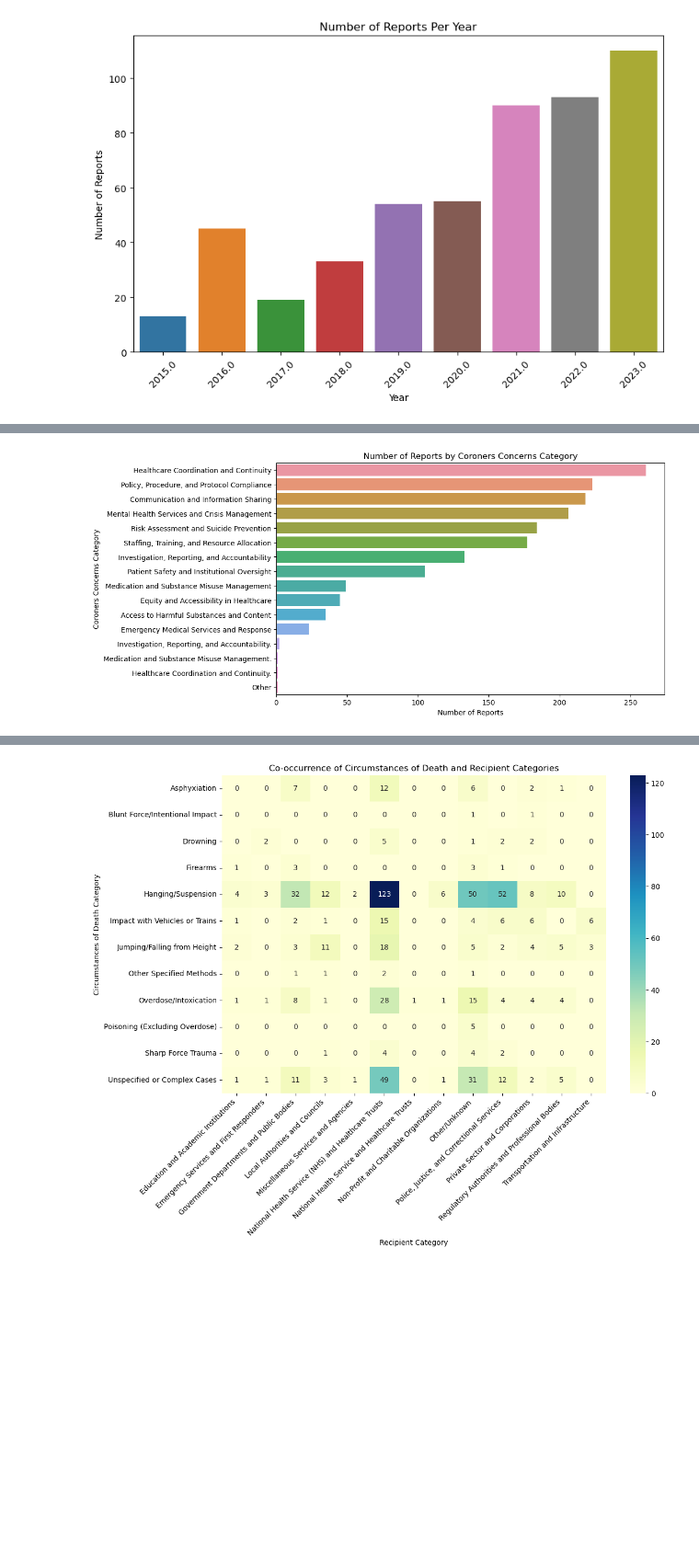
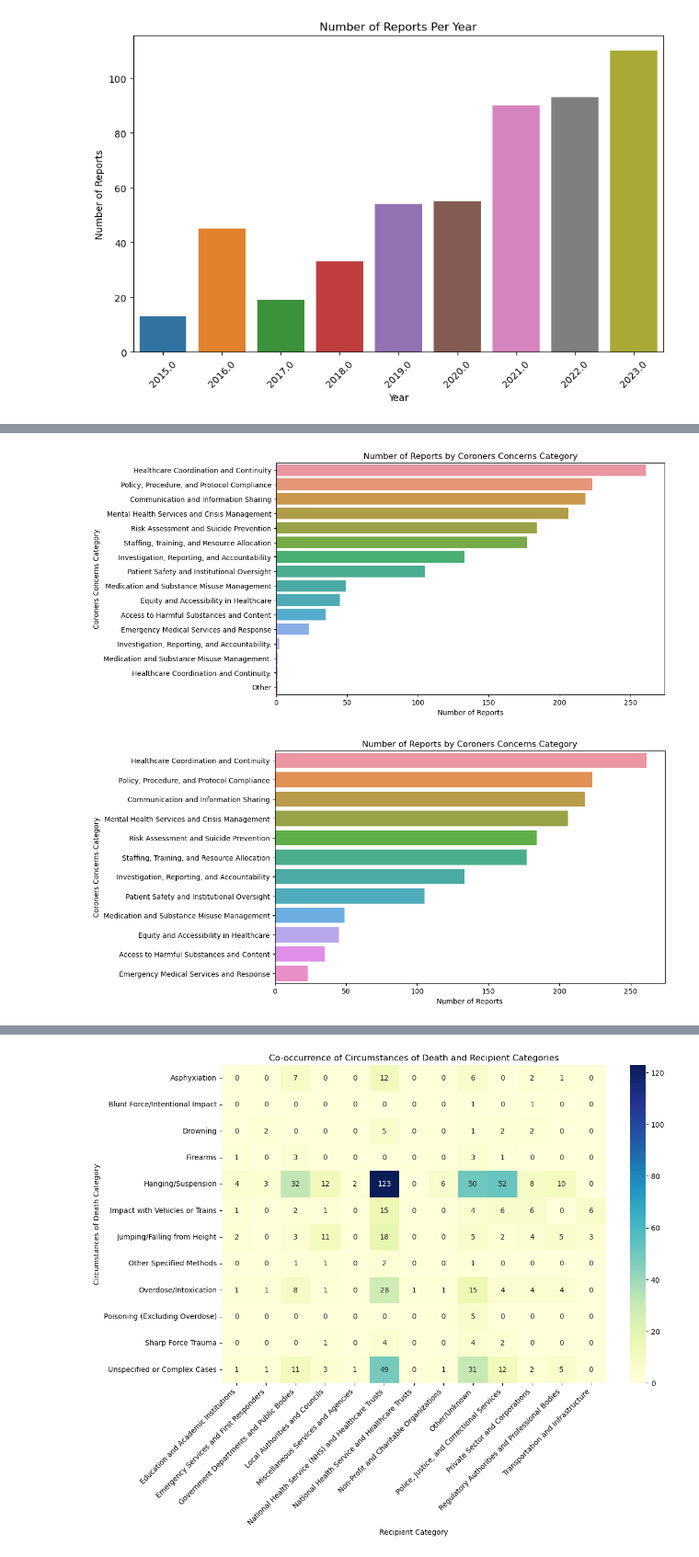
Before and after one commit to edflahavan/text-analysis, a Jupyter notebook: main-text-analysis.ipynb, the cells around one changed output, grey strips where cells are left out. Shown at 92% size. Drawn from its saved outputs; the diff is of its cells as text; code cells hidden in the pictures; blank space fills up the shorter version.

```diff
--- a/main-text-analysis.ipynb
+++ b/main-text-analysis.ipynb
@@ -610,24 +632,39 @@ plt.show()
 # %%
 # Coroners concerns - the number of reports split by the coroner's concerns category
 
 # Splitting the coroner concerns category where there are multiple concerns
 concerns_split = df['coroner_concerns_category'].str.split(';', expand=True)
 
 # Reshaping the data
 concerns_reshaped = concerns_split.stack().reset_index(level=1, drop=True).str.strip()
 
 # Counting the frequency of each category
 concerns_count = concerns_reshaped.value_counts()
 
+
+
 # Plot
 plt.figure(figsize=(10, 6))
 sns.barplot(y=concerns_count.index, x=concerns_count.values, orient='h')
 plt.title('Number of Reports by Coroners Concerns Category')
 plt.xlabel('Number of Reports')
 plt.ylabel('Coroners Concerns Category')
 plt.show()
+
+
+# Filter concerns_count to include only categories with more than 5 occurrences
+filtered_concerns_count = concerns_count[concerns_count > 5]
+
+# Plot
+plt.figure(figsize=(10, 6))
+sns.barplot(y=filtered_concerns_count.index, x=filtered_concerns_count.values, orient='h')
+plt.title('Number of Reports by Coroners Concerns Category')
+plt.xlabel('Number of Reports')
+plt.ylabel('Coroners Concerns Category')
+plt.show()
 # %% [output]
 [figure]
+[figure, added]
 # %%
 # Circumstances of death - the number of reports split by the circumstances category
 
```
Also changed, not shown: parts of 8 cells of this notebook, 1 other file.
